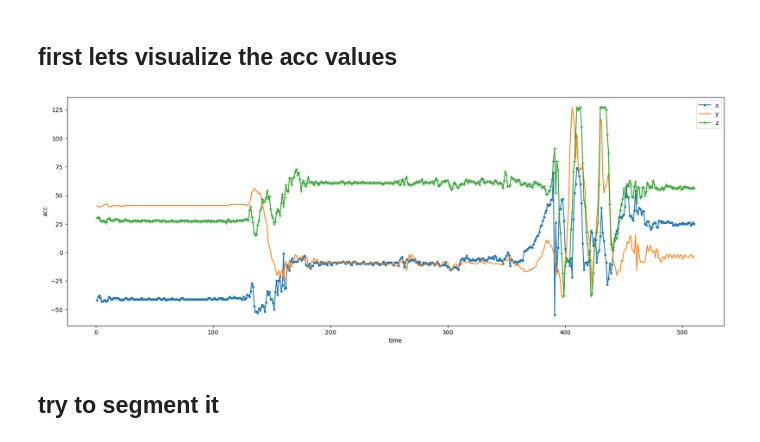
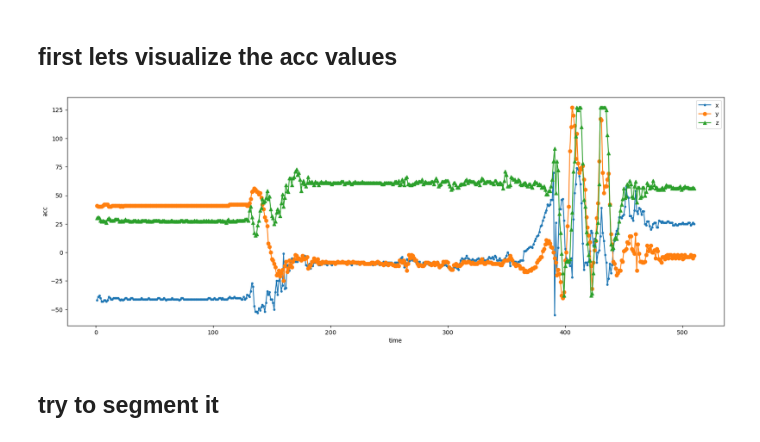
Before and after one commit to ScreamingPigeon/ms-analysis-23, a Jupyter notebook: segementation.ipynb, the cells around one changed output. Cells and saved outputs as stored; diff of their text form; code cells hidden in the pictures.

```diff
--- a/segementation.ipynb
+++ b/segementation.ipynb
@@ -4,7 +4,7 @@ import numpy as np
 # %% [markdown]
 read in data, give better names
 # %%
-df = pd.read_csv('CHI_Study_000/191049/ACC.csv')
+df = pd.read_csv('CHI_Study_000/data1/ACC.csv')
 
 columns = df.columns
 
@@ -38,17 +39,17 @@ from mpl_toolkits.mplot3d import Axes3D
 # %%
 fig, ax = plt.subplots(figsize=(20,7))
 ax.plot(df['x'], marker='.', label='x')
-ax.plot(df['y'], marker=',', label='y')
-ax.plot(df['z'], marker='+', label='z')
+ax.plot(df['y'], marker='o', label='y')
+ax.plot(df['z'], marker='^', label='z')
 
 ax.set_xlabel('time')
 ax.set_ylabel('acc')
 
 ax.legend()
 
 plt.show()
 # %% [output]
-[figure, old version]
+[figure, new version]
 # %% [markdown]
 ## try to segment it
 # %% [markdown]
```
Also changed, not shown: parts of 42 cells of this notebook.
